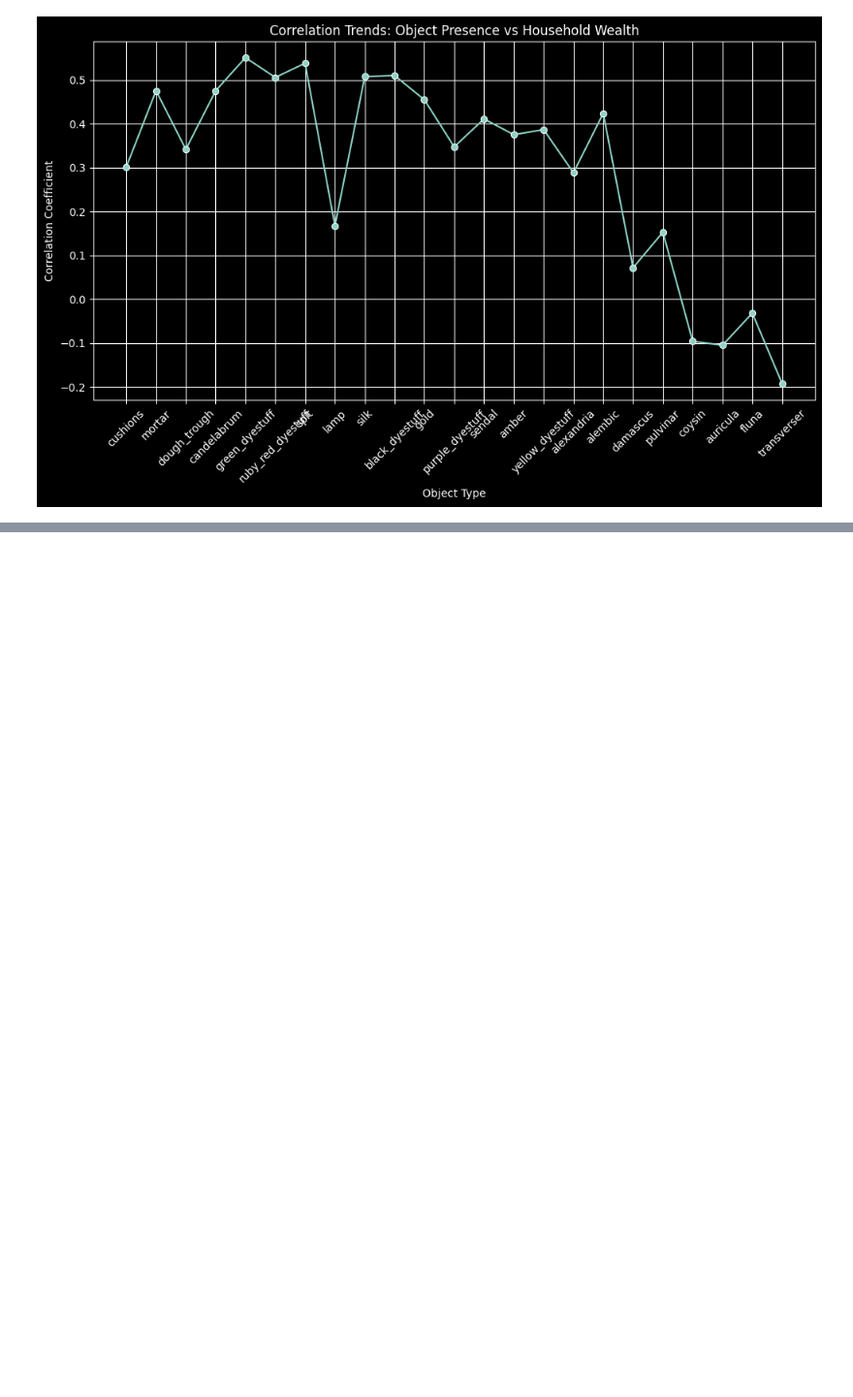
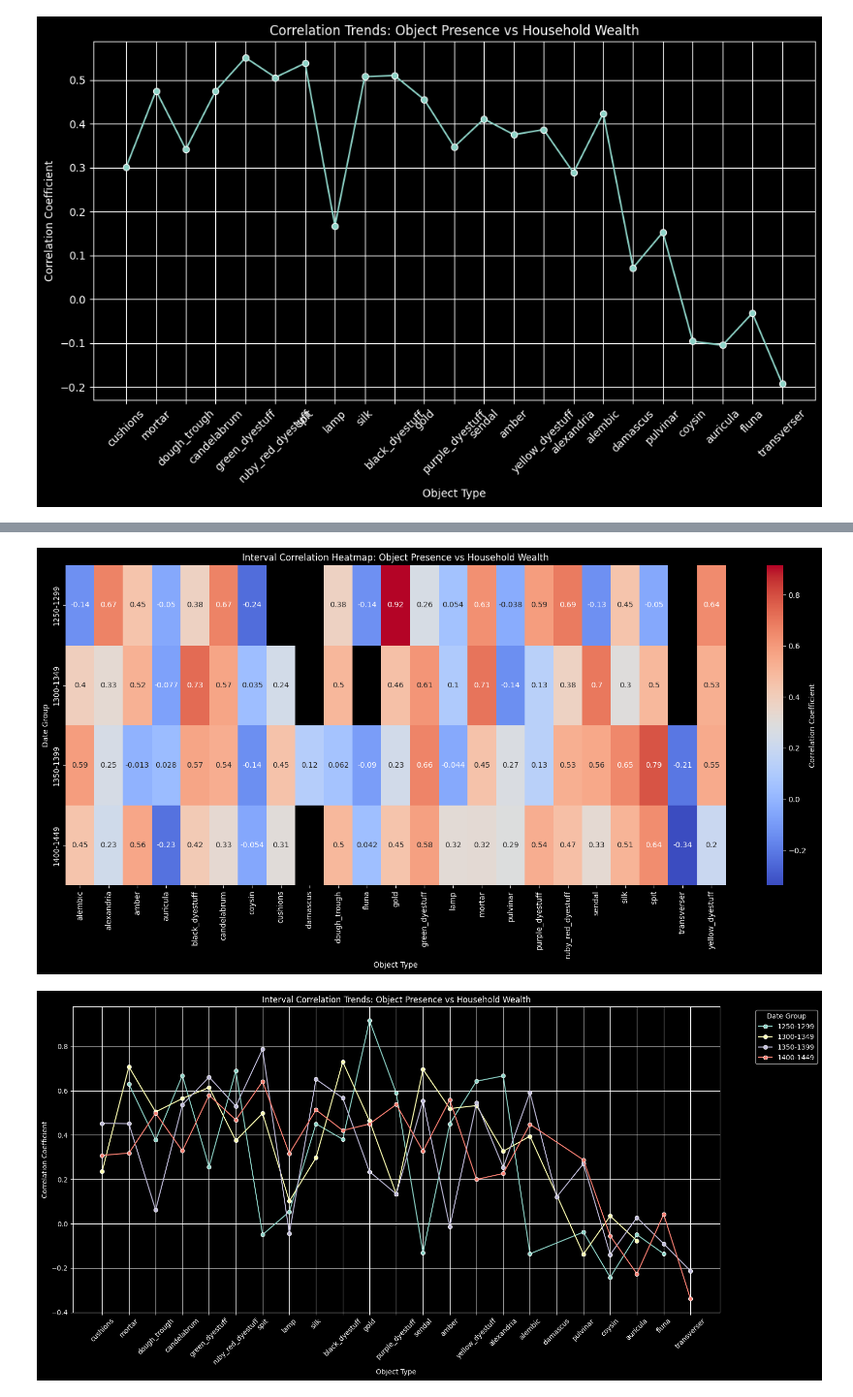
Before and after one commit to gpizzorno/marseille-luxury-objects, a Jupyter notebook: luxury-items.ipynb, the cells around one changed output, grey strips where cells are left out. Shown at 97% size. Drawn from its saved outputs; the diff is of its cells as text; code cells hidden in the pictures; blank space fills up the shorter version.

Commit message:
added per-interval correlations

```diff
--- a/luxury-items.ipynb
+++ b/luxury-items.ipynb
@@ -260,0 +265,19 @@ These object types have low correlation coefficients and high p-values, suggesti
+# %%
+# Calculate correlation coefficients and p-values for each time interval
+def calculate_interval_correlations(df, object_cols, date_groupings):
+    """Calculate correlation coefficients and p-values for each object type within specified date groupings."""
+    results = []
+    for group, year_range in date_groupings.items():
+        interval_data = df[df['year'].isin(year_range)]
+        for col in object_cols:
+            if not interval_data.empty:
+                corr, p_value = pearsonr(interval_data[col], interval_data['object_phrases'])
+                results.append({'date_group': group, 'object_type': col, 'correlation': corr, 'p_value': p_value})
+    return pd.DataFrame(results)
+
+
+# Perform analysis
+interval_correlation_df = calculate_interval_correlations(df, object_cols, date_groupings)
+
+# Display correlation results
+display(interval_correlation_df)
@@ -260,0 +298,29 @@ These object types have low correlation coefficients and high p-values, suggesti
+# %%
+# Visualize interval correlation results
+plt.figure(figsize=(16, 8))
+sns.heatmap(
+    interval_correlation_df.pivot(index='date_group', columns='object_type', values='correlation'),
+    annot=True,
+    cmap='coolwarm',
+    cbar_kws={'label': 'Correlation Coefficient'},
+)
+plt.title('Interval Correlation Heatmap: Object Presence vs Household Wealth')
+plt.xlabel('Object Type')
+plt.ylabel('Date Group')
+plt.tight_layout()
+plt.show()
+
+# Lineplot for interval correlations
+plt.figure(figsize=(16, 8))
+sns.lineplot(data=interval_correlation_df, x='object_type', y='correlation', hue='date_group', marker='o')
+plt.title('Interval Correlation Trends: Object Presence vs Household Wealth')
+plt.xlabel('Object Type')
+plt.ylabel('Correlation Coefficient')
+plt.xticks(rotation=45)
+plt.legend(title='Date Group', bbox_to_anchor=(1.05, 1), loc='upper left')
+plt.grid(True)  # noqa: FBT003
+plt.tight_layout()
+plt.show()
+# %% [output]
+[figure, added]
+[figure, added]
```
Also changed, not shown: parts of 3 cells of this notebook.
